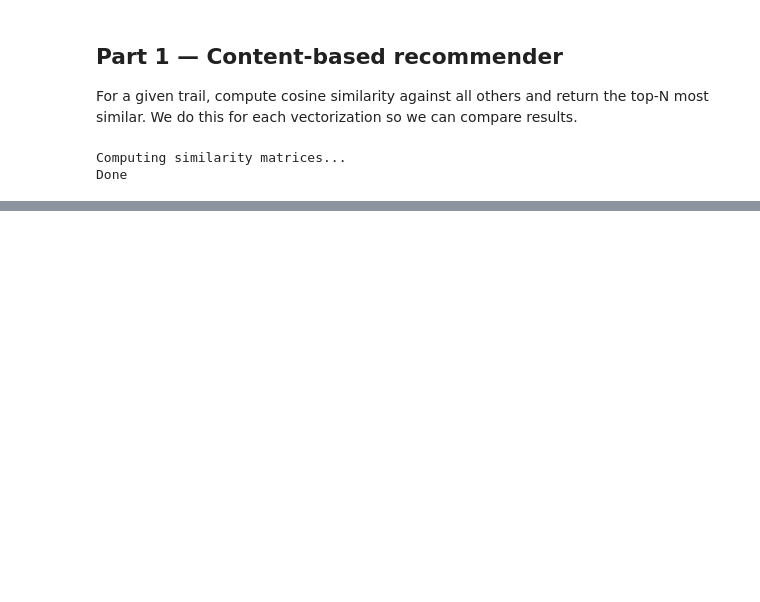
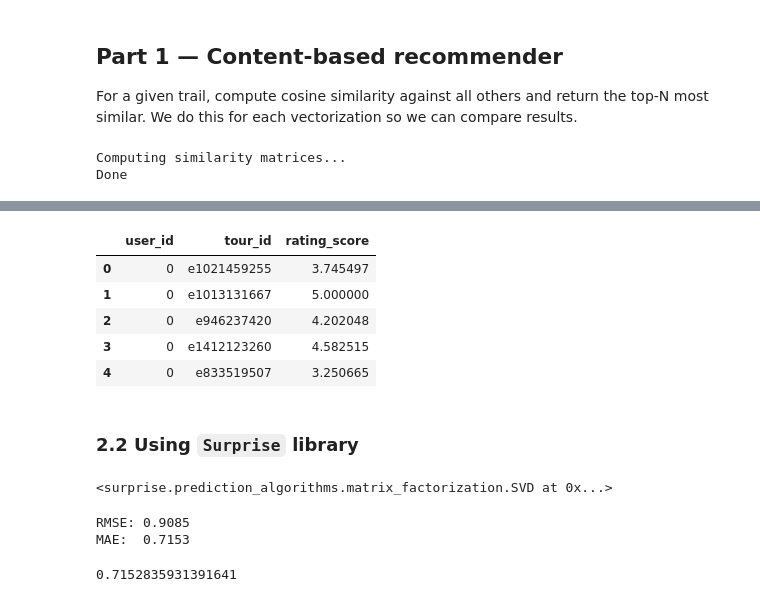
Before and after one commit to enicaking/ml-applications-project-repo, a Jupyter notebook: notebooks/03_task2_recommender.ipynb, the cells around one changed output, grey strips where cells are left out. Drawn from its saved outputs; the diff is of its cells as text; code cells hidden in the pictures; blank space fills up the shorter version.

```diff
--- a/notebooks/03_task2_recommender.ipynb
+++ b/notebooks/03_task2_recommender.ipynb
@@ -140,0 +189,4 @@ plt.show()
+# %%
+# Remove NAs
+df_clean = df.dropna(subset=["rating_score"]).copy()
+assert df_clean["rating_score"].isna().sum() == 0
@@ -140,0 +206,24 @@ plt.show()
+# %%
+# Generate users with interactions
+n_users = 200
+interactions_per_user = 20
+
+rows = []
+
+for user in range(n_users):
+    sampled = df_clean.sample(interactions_per_user, replace=False)
+
+    for _, row in sampled.iterrows():
+        rows.append({
+            "user_id": user,
+            "tour_id": row["tour_id"],
+            "rating_score": row["rating_score"]
+        })
+
+df_cf = pd.DataFrame(rows)
+# %%
+# Noise to lower mean
+df_cf["rating_score"] = (
+    df_cf["rating_score"]
+    + np.random.normal(0, 0.7, len(df_cf))
+).clip(0.5, 5)
@@ -140,0 +256,11 @@ plt.show()
+# %%
+df_cf.head()
+# %% [output]
+|  | user_id | tour_id | rating_score |
+| 0 | 0 | e1021459255 | 3.745497 |
+| 1 | 0 | e1013131667 | 5.000000 |
+| 2 | 0 | e946237420 | 4.202048 |
+| 3 | 0 | e1412123260 | 4.582515 |
+| 4 | 0 | e833519507 | 3.250665 |
+# %% [markdown]
+### 2.2 Using `Surprise` library
@@ -140,0 +279,25 @@ plt.show()
+# %%
+# SVD
+from surprise import SVD
+
+svd = SVD(
+    n_factors=50,
+    n_epochs=30,
+    lr_all=0.005,
+    reg_all=0.02
+)
+
+svd.fit(trainset)
+# %% [output]
+<surprise.prediction_algorithms.matrix_factorization.SVD at 0x...>
+# %%
+from surprise import accuracy
+
+preds = svd.test(testset)
+
+accuracy.rmse(preds)
+accuracy.mae(preds)
+# %% [output]
+RMSE: 0.9085
+MAE:  0.7153
+0.7152835931391641
```
Also changed, not shown: parts of 23 cells of this notebook.
